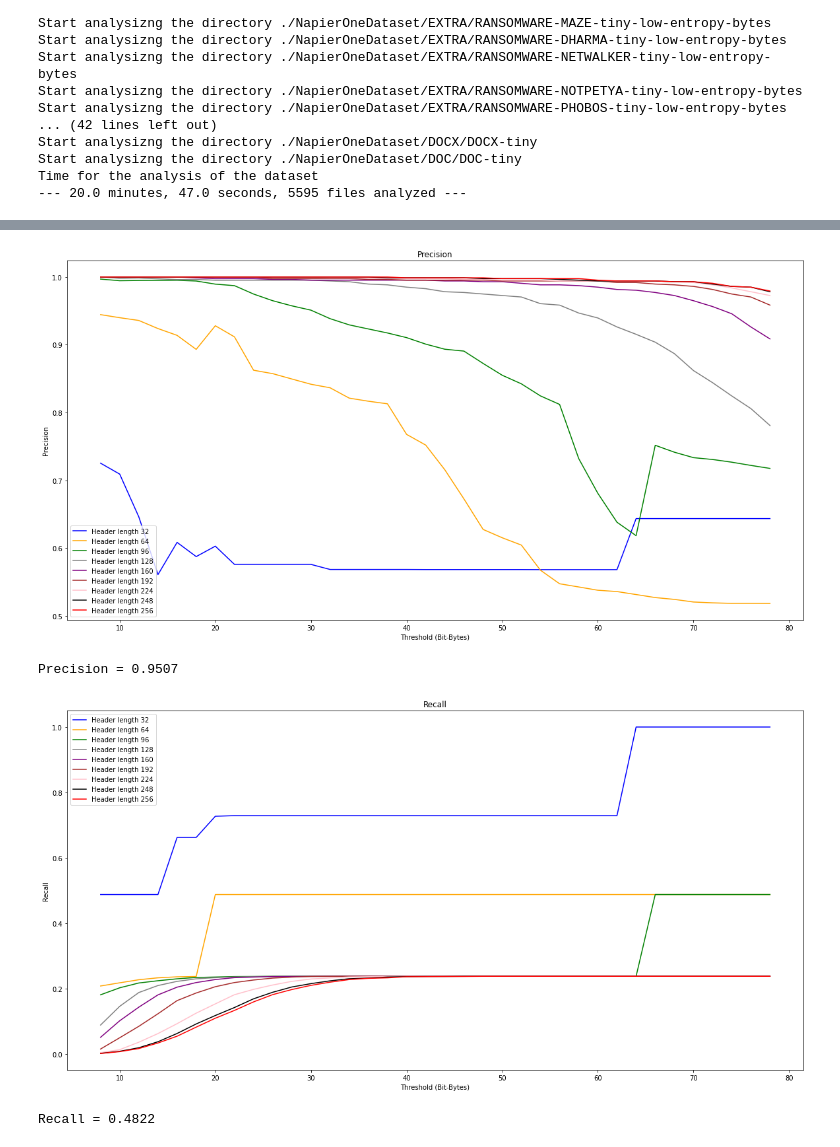
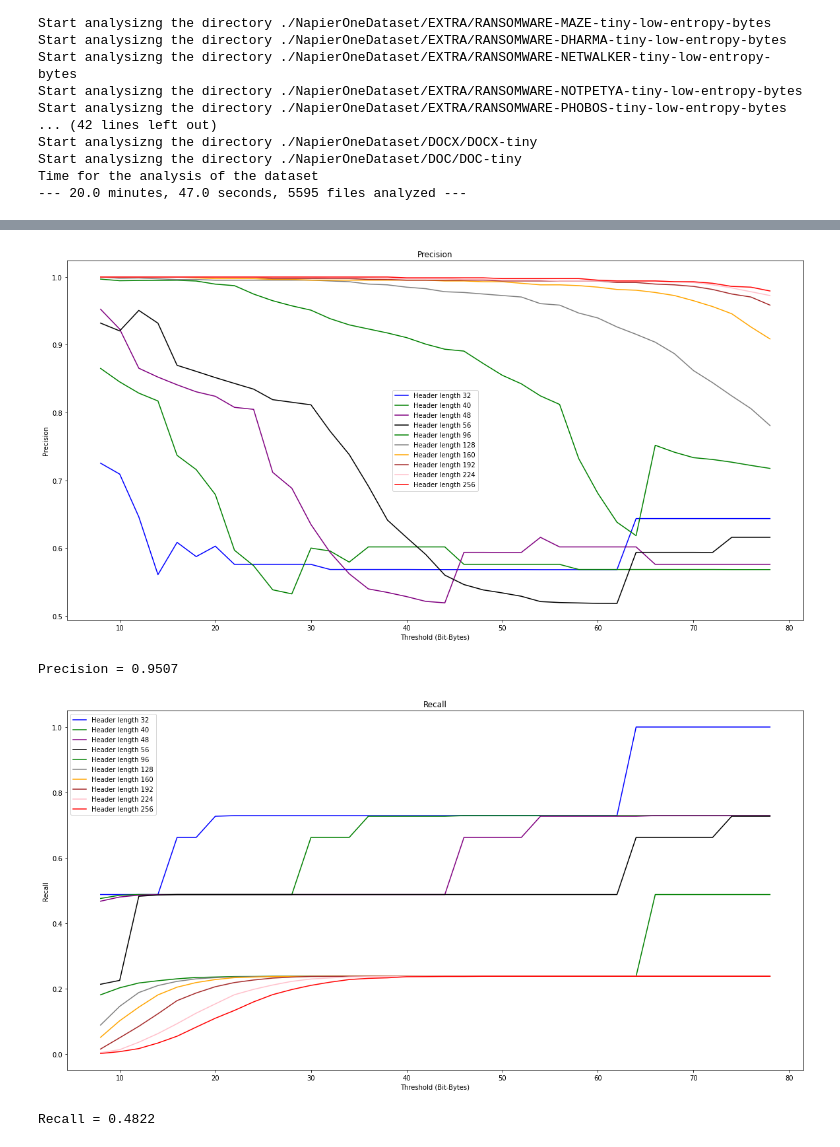
Before and after one commit to gomitolof/DAA-for-Ransomware-detection, a Jupyter notebook: DAA_mix.ipynb, the cells around one changed output, grey strips where cells are left out. Drawn from its saved outputs; the diff is of its cells as text; code cells hidden in the pictures.

```diff
--- a/DAA_mix.ipynb
+++ b/DAA_mix.ipynb
@@ -229,33 +230,34 @@ Maximum accuracy obtained for threshold 12 and header length 56 with value 65.08
 # %%
 #Precision = TP/TP+FP
 
 # Get for each threshold and header length the precision
 prec= np.zeros([int(offset/8),len(thresholds)])
 for i in range(int(offset/8)):
     for j in range(len(thresholds)):
         if ((TP_des[j][i]+FP_des[j][i]))>0:
             prec[i][j] = TP_des[j][i]/(TP_des[j][i]+FP_des[j][i])
 
 # Plot of the precision obtained using different threshold and different header lengths
 plt.figure(figsize=(20,10))
 plt.title("Precision")
 plt.xlabel("Threshold (Bit-Bytes)")
 plt.ylabel("Precision")
 plt.plot(thresholds, prec[3], color="blue", label="Header length 32")
-plt.plot(thresholds, prec[7], color="orange", label="Header length 64")
+plt.plot(thresholds, prec[4], color="green", label="Header length 40")
+plt.plot(thresholds, prec[5], color="purple", label="Header length 48")
+plt.plot(thresholds, prec[6], color="black", label="Header length 56")
 plt.plot(thresholds, prec[11], color="green", label="Header length 96")
 plt.plot(thresholds, prec[15], color="grey", label="Header length 128")
-plt.plot(thresholds, prec[19], color="purple", label="Header length 160")
+plt.plot(thresholds, prec[19], color="orange", label="Header length 160")
 plt.plot(thresholds, prec[23], color="brown", label="Header length 192")
 plt.plot(thresholds, prec[27], color="pink", label="Header length 224")
-plt.plot(thresholds, prec[30], color="black", label="Header length 248")
 plt.plot(thresholds, prec[31], color="red", label="Header length 256")
 plt.legend()
 plt.show()
 
 print("Precision = %3.4f"  % (prec[ind[1]][ind[0]]))
 # %% [output]
-[figure, old version]
+[figure, new version]
 Precision = 0.9507
 # %%
 # Recall = TP/TP+FN
@@ -273,20 +275,21 @@ plt.title("Recall")
 plt.xlabel("Threshold (Bit-Bytes)")
 plt.ylabel("Recall")
 plt.plot(thresholds, rec[3], color="blue", label="Header length 32")
-plt.plot(thresholds, rec[7], color="orange", label="Header length 64")
+plt.plot(thresholds, rec[4], color="green", label="Header length 40")
+plt.plot(thresholds, rec[5], color="purple", label="Header length 48")
+plt.plot(thresholds, rec[6], color="black", label="Header length 56")
 plt.plot(thresholds, rec[11], color="green", label="Header length 96")
 plt.plot(thresholds, rec[15], color="grey", label="Header length 128")
-plt.plot(thresholds, rec[19], color="purple", label="Header length 160")
+plt.plot(thresholds, rec[19], color="orange", label="Header length 160")
 plt.plot(thresholds, rec[23], color="brown", label="Header length 192")
 plt.plot(thresholds, rec[27], color="pink", label="Header length 224")
-plt.plot(thresholds, rec[30], color="black", label="Header length 248")
 plt.plot(thresholds, rec[31], color="red", label="Header length 256")
 plt.legend()
 plt.show()
 
 print("Recall = %3.4f"  % (rec[ind[1]][ind[0]]))
 # %% [output]
-[figure, old version]
+[figure, new version]
 Recall = 0.4822
 # %%
 # F1 score = 2*(Recall * Precision) / (Recall + Precision)
```
Also changed, not shown: parts of 2 cells of this notebook, 59 other files.
